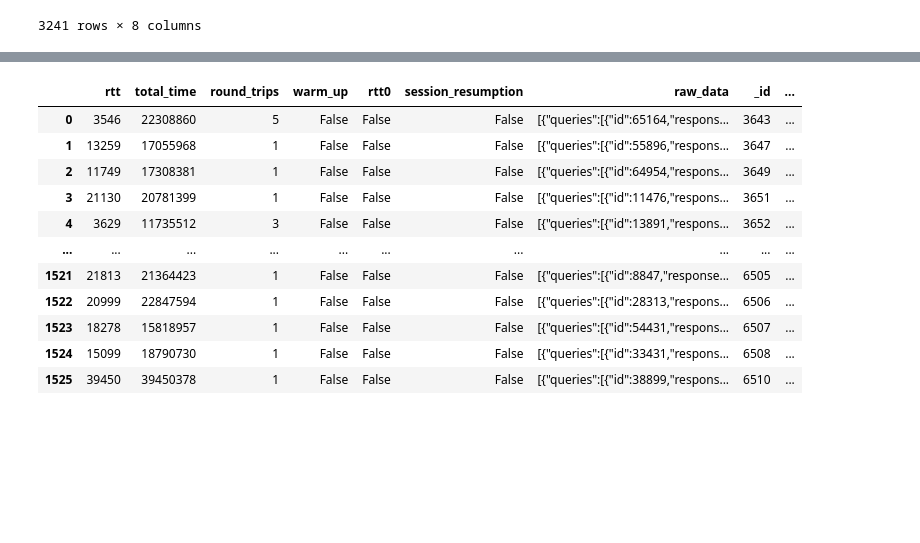
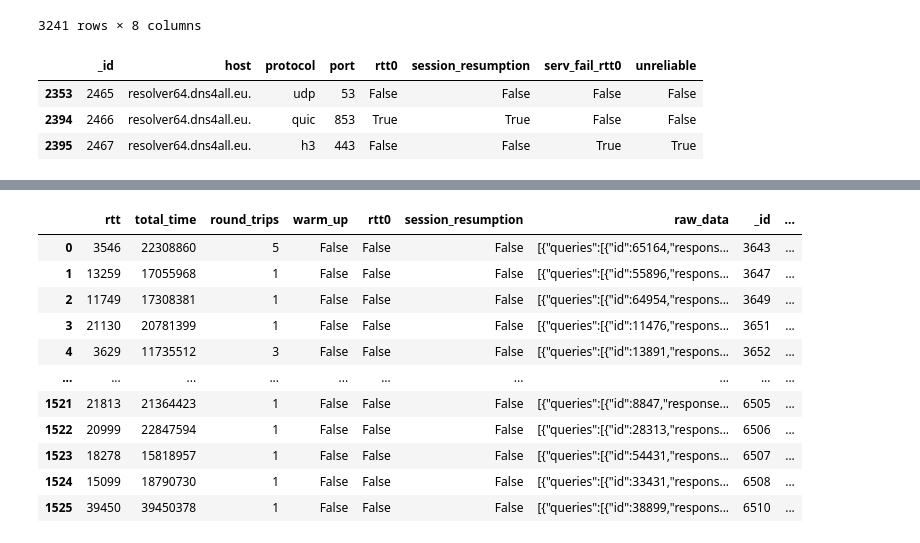
Before and after one commit to philipp0x62/web-performance, a Jupyter notebook: analysis/dns-measurement-analysis.ipynb, the cells around one changed output, grey strips where cells are left out. Saved outputs shown, nothing was run; the diff lists cells and outputs as text; code cells hidden in the pictures; blank space fills up the shorter version.

```diff
--- a/analysis/dns-measurement-analysis.ipynb
+++ b/analysis/dns-measurement-analysis.ipynb
@@ -54,3 +55,10 @@ resolvers_df
 | 3239 | 3401 | 103.123.108.197 | udp | 53 | False | False | False | False |
 | 3240 | 3402 | 172.105.52.109 | udp | 53 | False | False | False | False |
 3241 rows × 8 columns
+# %%
+resolvers_df[resolvers_df['host'] == 'resolver64.dns4all.eu.']
+# %% [output]
+|  | _id | host | protocol | port | rtt0 | session_resumption | serv_fail_rtt0 | unreliable |
+| 2353 | 2465 | resolver64.dns4all.eu. | udp | 53 | False | False | False | False |
+| 2394 | 2466 | resolver64.dns4all.eu. | quic | 853 | True | True | False | False |
+| 2395 | 2467 | resolver64.dns4all.eu. | h3 | 443 | False | False | True | True |
```
Also changed, not shown: parts of 21 cells of this notebook, 4 other files.
